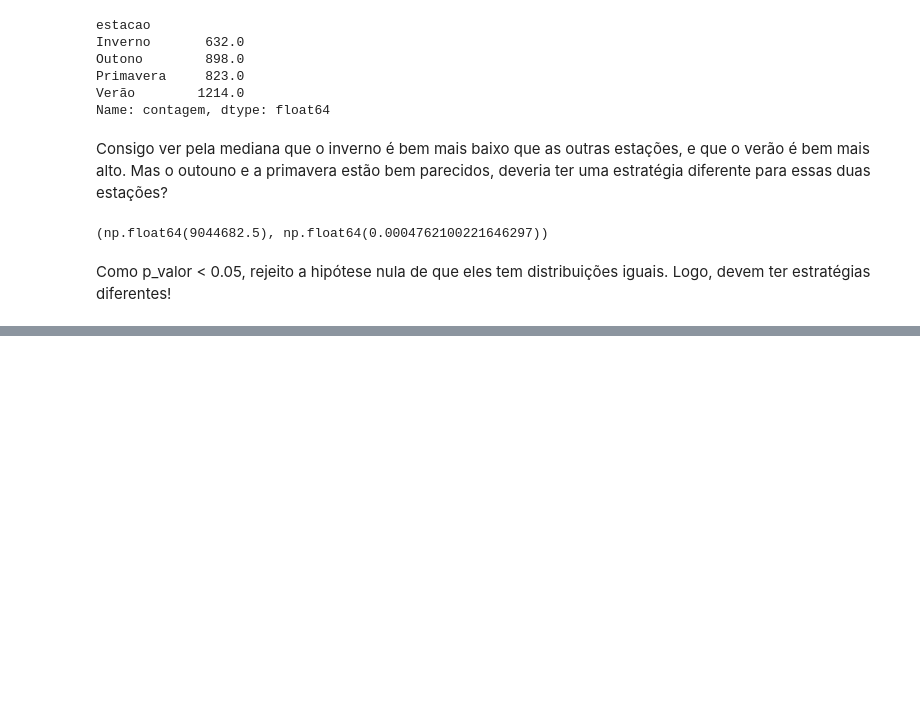
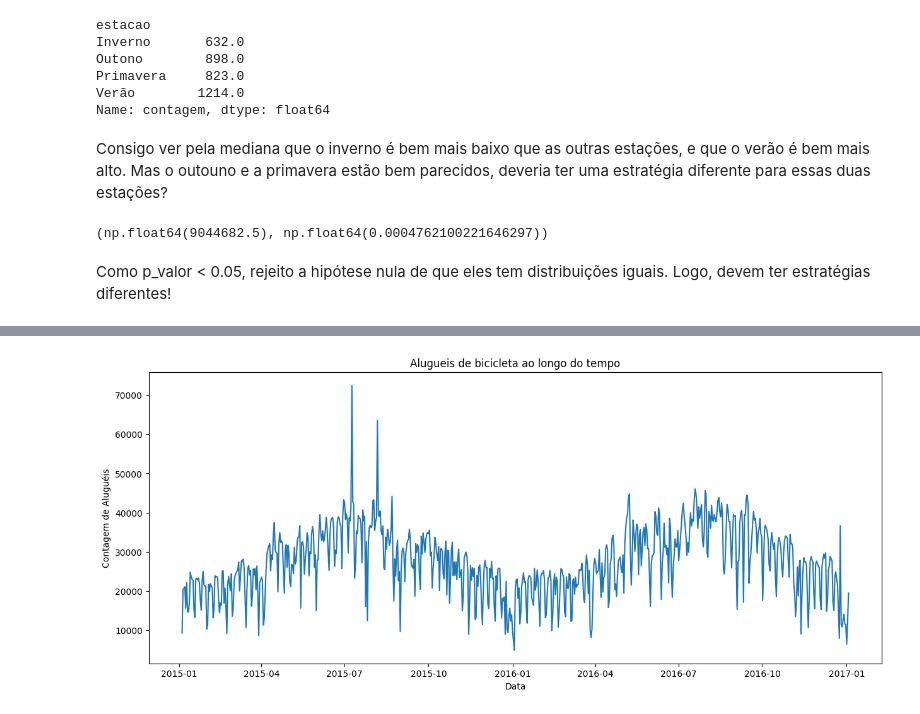
Before and after one commit to lemaldonadogm/Courses, a Jupyter notebook: Séries Temporais/Aula 1 - Analisando e Prevendo Séries Temporais.ipynb, the cells around one changed output, grey strips where cells are left out. Saved outputs shown, nothing was run; the diff lists cells and outputs as text; code cells hidden in the pictures; blank space fills up the shorter version.

```diff
--- a/Séries Temporais/Aula 1 - Analisando e Prevendo Séries Temporais.ipynb
+++ b/Séries Temporais/Aula 1 - Analisando e Prevendo Séries Temporais.ipynb
@@ -310,0 +426,11 @@ Como p_valor < 0.05, rejeito a hipótese nula de que eles tem distribuições ig
+# %%
+df_tempo = df_data.groupby('data').sum().reset_index()
+
+plt.figure(figsize=(15, 6))
+sns.lineplot(data=df_tempo, x='data', y='contagem')
+plt.title('Alugueis de bicicleta ao longo do tempo')
+plt.xlabel('Data')
+plt.ylabel('Contagem de Aluguéis')
+plt.show()
+# %% [output]
+[figure, added]
```
Also changed, not shown: parts of 15 cells of this notebook.
